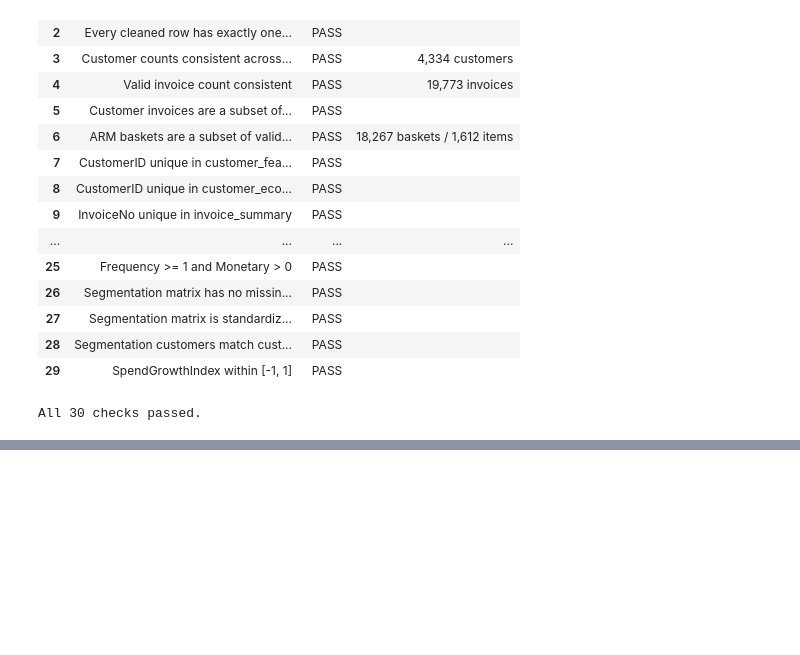
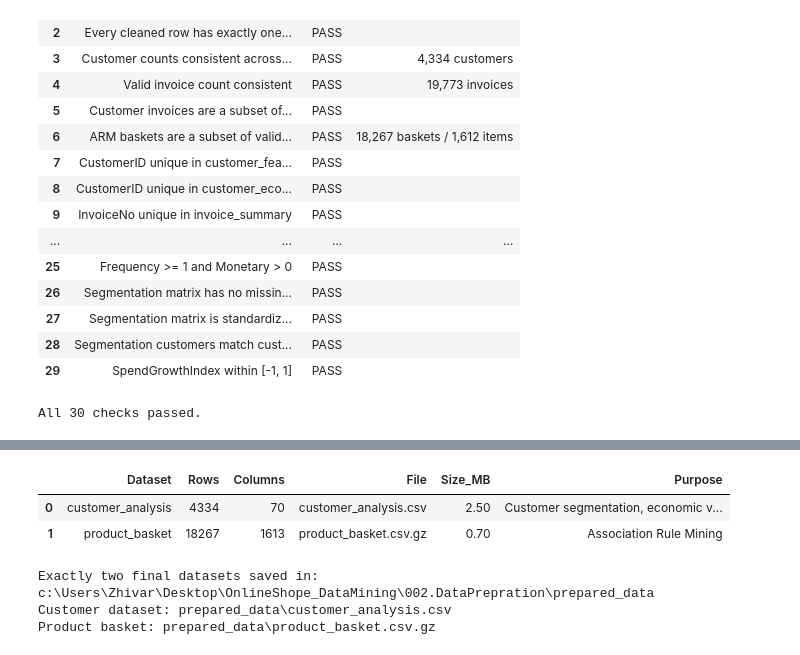
Before and after one commit to Marzieh-82/Online_Shope, a Jupyter notebook: 002.DataPrepration/Data_Preparation.ipynb, the cells around one changed output, grey strips where cells are left out. Saved outputs shown, nothing was run; the diff lists cells and outputs as text; code cells hidden in the pictures; blank space fills up the shorter version.

```diff
--- a/002.DataPrepration/Data_Preparation.ipynb
+++ b/002.DataPrepration/Data_Preparation.ipynb
@@ -129,34 +122,34 @@ FileNotFoundError: فایل داده در هیچ‌یک از مسیرها پید
 | Quantity / UnitPrice | فقط کنترل نوع و مقادیر غیرمنطقی؛ **حذف نمی‌شوند** | مقادیر منفی/صفر در مرحله 3 تفسیر می‌شوند |
 | ردیف‌های کاملاً تکراری | قاعده‌مند مدیریت می‌شوند (پایین‌تر) | اثر مالی و ساختاری باید قبل از حذف سنجیده شود |
 # %%
-retail_cleaned = retail_df.copy(deep=True)
-retail_cleaned.insert(0, "SourceRow", retail_cleaned.index)      # کلید ردیابی به داده خام
+retail_cleaned = df.copy(deep=True)
+retail_cleaned.insert(0, "SourceRow", retail_cleaned.index)
 
-# --- تاریخ ---
+
 if not pd.api.types.is_datetime64_any_dtype(retail_cleaned["InvoiceDate"]):
     parsed = pd.to_datetime(retail_cleaned["InvoiceDate"], format="%m/%d/%Y %H:%M", errors="coerce")
     if parsed.isna().mean() > 0.01:
         parsed = pd.to_datetime(retail_cleaned["InvoiceDate"], errors="coerce")
     retail_cleaned["InvoiceDate"] = parsed
 
-# --- شناسه‌ها ---
+
 retail_cleaned["InvoiceNo"] = retail_cleaned["InvoiceNo"].astype("string").str.strip().str.upper()
 retail_cleaned["StockCode"] = retail_cleaned["StockCode"].astype("string").str.strip().str.upper()
 retail_cleaned["CustomerID"] = (
     pd.to_numeric(retail_cleaned["CustomerID"], errors="coerce").astype("Int64").astype("string")
 )
 
-# --- متن‌ها ---
+
 retail_cleaned["Description"] = (
     retail_cleaned["Description"].astype("string").str.replace(r"\s+", " ", regex=True).str.strip().str.upper()
 )
 retail_cleaned["Country"] = retail_cleaned["Country"].astype("string").str.strip()
 
-# --- کنترل نوع عددی ---
+
 retail_cleaned["Quantity"] = pd.to_numeric(retail_cleaned["Quantity"], errors="coerce")
 retail_cleaned["UnitPrice"] = pd.to_numeric(retail_cleaned["UnitPrice"], errors="coerce")
 
-# --- گزارش کیفیت ---
+
 quality = pd.DataFrame({
     "dtype": retail_cleaned.dtypes.astype(str),
     "missing": retail_cleaned.isna().sum(),
@@ -1309,0 +1198,62 @@ Parquet written: False | Output folder: c:\Users\Zhivar\Desktop\OnlineShope_Data
+# %%
+cf_export = customer_features.copy()
+eco_export = customer_economic_features.copy()
+seg_export = segmentation_scaled.copy()
+
+for _df in (cf_export, eco_export, seg_export):
+    if "CustomerID" not in _df.columns:
+        _df.reset_index(inplace=True)
+
+assert cf_export["CustomerID"].is_unique
+assert eco_export["CustomerID"].is_unique
+assert seg_export["CustomerID"].is_unique
+
+
+customer_analysis = eco_export.merge(
+    cf_export, on="CustomerID", how="left", suffixes=("", "_behavior"), validate="one_to_one"
+)
+
+seg_columns = [c for c in seg_export.columns if c != "CustomerID"]
+seg_export = seg_export.rename(columns={c: f"Seg_{c}" for c in seg_columns})
+customer_analysis = customer_analysis.merge(
+    seg_export, on="CustomerID", how="left", validate="one_to_one"
+)
+customer_analysis = customer_analysis.sort_values("CustomerID").reset_index(drop=True)
+
+product_basket = basket_matrix.copy()
+product_basket.index.name = "InvoiceNo"
+product_basket = product_basket.reset_index()
+
+assert customer_analysis["CustomerID"].is_unique
+assert len(customer_analysis) == customer_features["CustomerID"].nunique()
+assert product_basket["InvoiceNo"].is_unique
+assert set(np.unique(product_basket.drop(columns="InvoiceNo").to_numpy())) <= {0, 1}
+
+customer_path = os.path.join(OUTPUT_DIR, "customer_analysis.csv")
+basket_path = os.path.join(OUTPUT_DIR, "product_basket.csv.gz")
+customer_analysis.to_csv(customer_path, index=False)
+product_basket.to_csv(basket_path, index=False, compression="gzip")
+
+final_manifest = pd.DataFrame([
+    {"Dataset": "customer_analysis", "Rows": len(customer_analysis), "Columns": customer_analysis.shape[1],
+     "File": os.path.basename(customer_path), "Size_MB": os.path.getsize(customer_path) / 1024**2,
+     "Purpose": "Customer segmentation, economic value, marketing opportunity, top-500 selection"},
+    {"Dataset": "product_basket", "Rows": len(product_basket), "Columns": product_basket.shape[1],
+     "File": os.path.basename(basket_path), "Size_MB": os.path.getsize(basket_path) / 1024**2,
+     "Purpose": "Association Rule Mining"},
+])
+
+display(final_manifest)
+print("Exactly two final datasets saved in:", os.path.abspath(OUTPUT_DIR))
+print("Customer dataset:", customer_path)
+print("Product basket:", basket_path)
+
+with open(os.path.join(OUTPUT_DIR, "scaler_params.json"), "w", encoding="utf-8") as f:
+    json.dump({**scaler_params, "reference_date": str(REFERENCE_DATE.date())}, f, ensure_ascii=False, indent=2, default=float)
+# %% [output]
+|  | Dataset | Rows | Columns | File | Size_MB | Purpose |
+| 0 | customer_analysis | 4334 | 70 | customer_analysis.csv | 2.50 | Customer segmentation, economic v... |
+| 1 | product_basket | 18267 | 1613 | product_basket.csv.gz | 0.70 | Association Rule Mining |
+Exactly two final datasets saved in: c:\Users\Zhivar\Desktop\OnlineShope_DataMining\002.DataPrepration\prepared_data
+Customer dataset: prepared_data\customer_analysis.csv
+Product basket: prepared_data\product_basket.csv.gz
```
Also changed, not shown: parts of 21 cells of this notebook, 24 other files.
